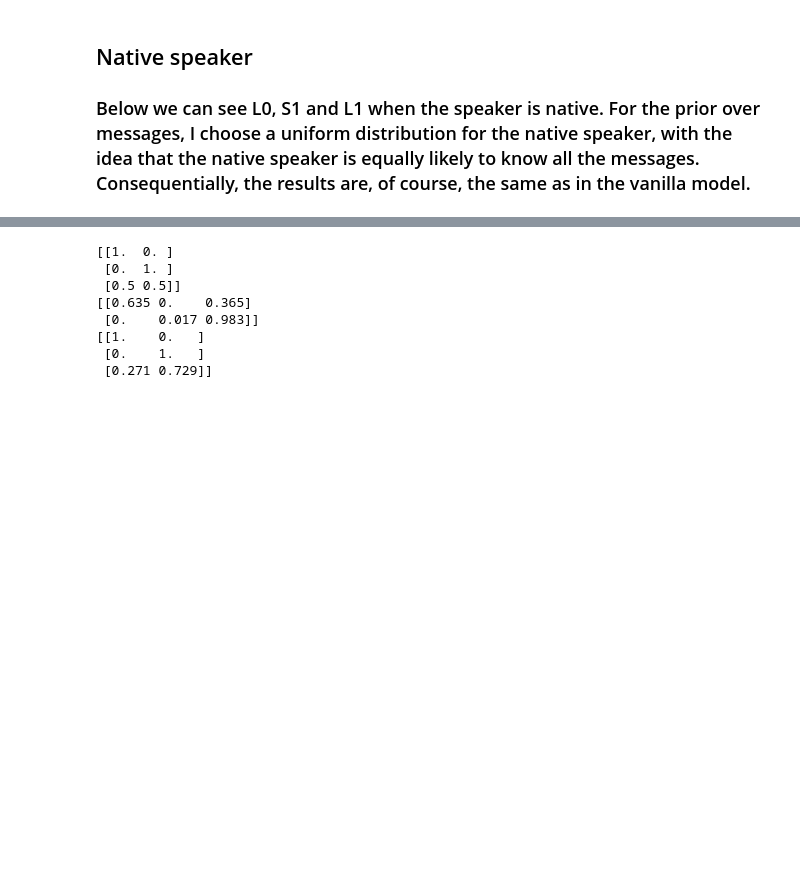
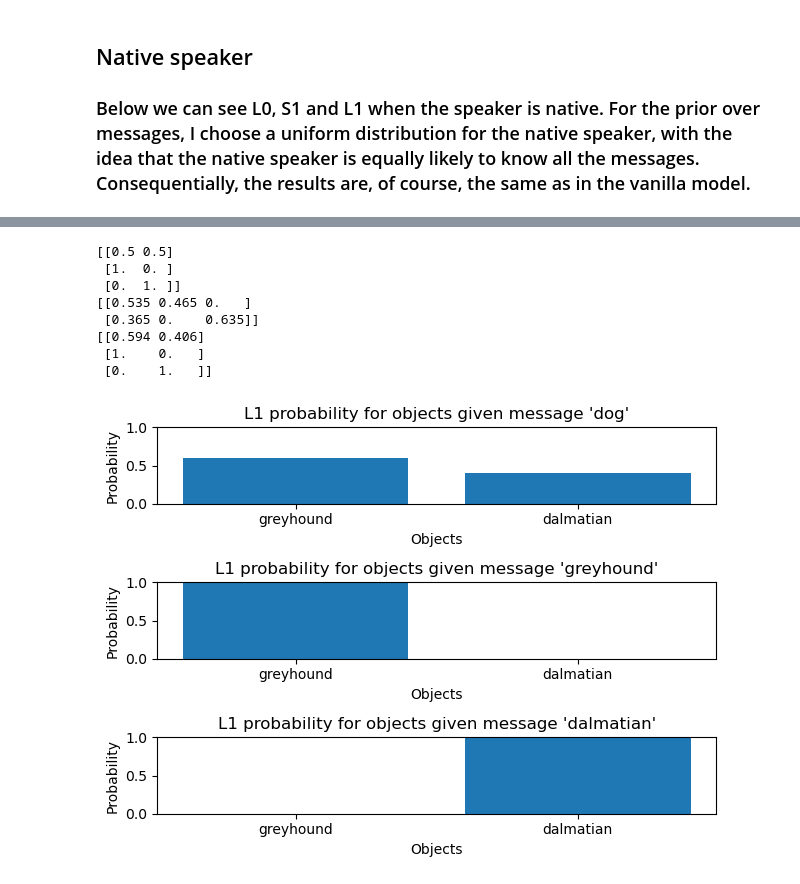
Before and after one commit to tyle00001/RSA-for-nonnative-speakers, a Jupyter notebook: RSA_Nonnative_Model.ipynb, the cells around one changed output, grey strips where cells are left out. Drawn from its saved outputs; the diff is of its cells as text; code cells hidden in the pictures; blank space fills up the shorter version.

Commit message:
added plots

```diff
--- a/RSA_Nonnative_Model.ipynb
+++ b/RSA_Nonnative_Model.ipynb
@@ -83,6 +84,18 @@ class RSAModel():
         norm = self.normalize(unnorm)
 
         return norm
+
+    def plot(self):
+        L1 = self.L1()
+        fig, ax = plt.subplots(self.n_mes)
+        for i, message in enumerate(self.messages):
+            ax[i].bar(self.objects, L1[i,:])
+            ax[i].set_title(f"L1 probability for objects given message '{message}'")
+            ax[i].set_xlabel('Objects')
+            ax[i].set_ylabel('Probability')
+            ax[i].set_ylim([0,1])
+        plt.tight_layout()
+        plt.show()
 # %% [markdown]
 # Vanilla model
 ### In this example, we create a model using a zero cost function (i.e. all utterances have zero cost), boolean truth matrices (i.e. unweighted matrices) and uniform priors over objects
@@ -149,26 +158,26 @@ class RSAModelWithPriorOverUtterances(RSAModel):
         unnorm = np.exp(self.alpha*utility)
 
         #P(m): prior over messages
-        prior_m = np.tile(np.array(self.prior_m), (self.n_obj,1))
+        prior = np.tile(np.array(self.prior_m), (self.n_obj,1))
 
         #weigh P(m|o) according to P(m)
-        ## note to self (delete later -- the reasonsing here is that P(m|o) represents
-        # the probability of )
-        weighted = unnorm * prior_m
+        weighted = unnorm * prior
 
         #normalize to obtain a probability distribution
         norm = self.normalize(weighted)
 
         return norm
+
+    @property
+    def prior_m(self):
+        return self._prior_m
+
+    @prior_m.setter
+    def prior_m(self, prior_m):
+        if len(prior_m) == self.n_mes:
+            self._prior_m = prior_m
+        else:
+            raise ValueError('Length of prior_m must equal the number of messages')
-# %%
-objects = ['dog','elephant']
-messages = ['dog','elephant','animal']
-truth_table = np.array([[1,0,1],[0,1,1]]).T
-prior_o = [0.5,0.5]
-alpha = 0.8
-
-def cost_function():
-    return [0,0,0]
 # %% [markdown]
 ## Native speaker
 ### Below we can see L0, S1 and L1 when the speaker is native. For the prior over messages, I choose a uniform distribution for the native speaker, with the idea that the native speaker is equally likely to know all the messages. Consequentially, the results are, of course, the same as in the vanilla model.
@@ -194,5 +203,5 @@ print(RSAOption1_native.L1())
 # %%
-prior_m_nonnative = [i / 201 for i in [100,1,100]]
+prior_m_nonnative = [0.4,0.2,0.4]
 RSAOption1_nonnative = RSAModelWithPriorOverUtterances(objects, messages, truth_table, alpha,
                                                     prior_o ,prior_m_nonnative, cost_function)
 # %%
@@ -200,11 +209,15 @@ print(RSAOption1_nonnative.L0())
 print(RSAOption1_nonnative.S1())
 print(RSAOption1_nonnative.L1())
 # %% [output]
-[[1.  0. ]
- [0.  1. ]
- [0.5 0.5]]
-[[0.635 0.    0.365]
- [0.    0.017 0.983]]
-[[1.    0.   ]
- [0.    1.   ]
- [0.271 0.729]]
+[[0.5 0.5]
+ [1.  0. ]
+ [0.  1. ]]
+[[0.535 0.465 0.   ]
+ [0.365 0.    0.635]]
+[[0.594 0.406]
+ [1.    0.   ]
+ [0.    1.   ]]
+# %%
+RSAOption1_nonnative.plot()
+# %% [output]
+[figure, added]
```
Also changed, not shown: parts of 7 cells of this notebook.
